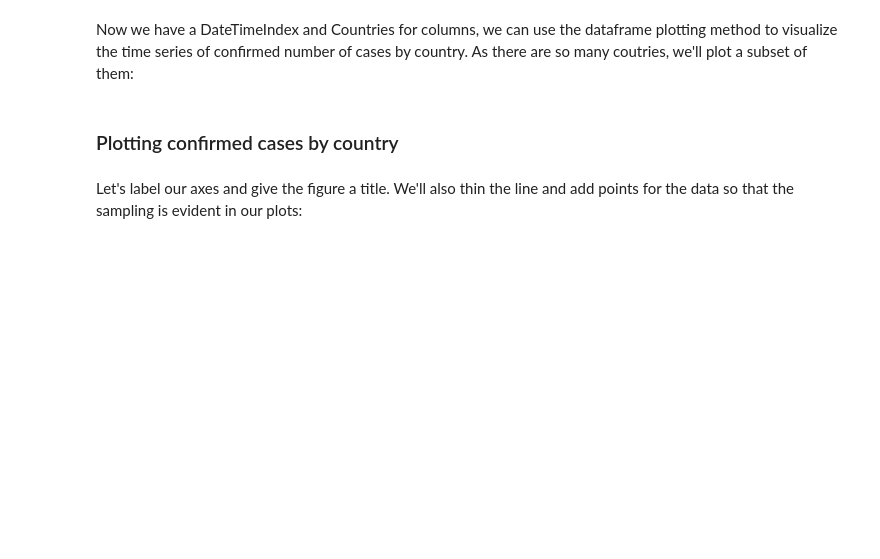
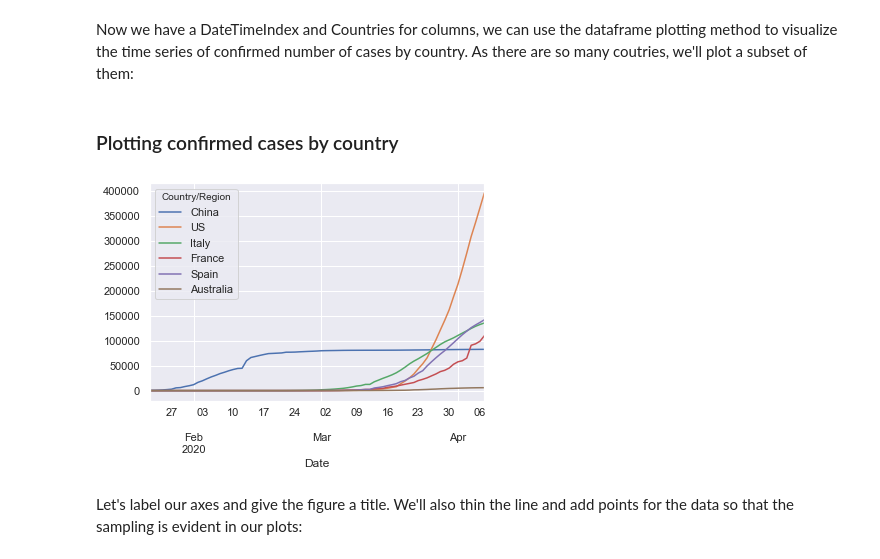
Before and after one commit to boratonAJ/WQU-ML_PROJECT, a Jupyter notebook: jupyter_notebooks/WQU-COVID-19-EDA.ipynb, the cells around one changed output. Saved outputs shown, nothing was run; the diff lists cells and outputs as text; code cells hidden in the pictures; blank space fills up the shorter version.

```diff
--- a/jupyter_notebooks/WQU-COVID-19-EDA.ipynb
+++ b/jupyter_notebooks/WQU-COVID-19-EDA.ipynb
@@ -147,5 +192,7 @@ Analysis](https://www.jstatsoft.org/article/view/v040i01). The pattern we're dis
 The `pandas` API has the `groupby` method, which allows us to do this.
 # %%
 # Group by region (also drop 'Lat', 'Long' as it doesn't make sense to sum them here)
-confirmed_country = ___
+confirmed_country = raw_data_confirmed.groupby('Country/Region').sum()
+confirmed_country.drop('Lat', axis=1, inplace=True)
+confirmed_country.drop('Long', axis=1, inplace=True)
 confirmed_country.head()
@@ -157,6 +221,7 @@ ___
 # %% [markdown]
 It's indexed by `Country/Region`. That's all good **but** if we index by date **instead**, it will allow us to produce some visualizations almost immediately. This is a nice aspect of the `pandas` API: you can make basic visualizations with it and, if your index consists of DateTimes, it knows that you're plotting time series and plays nicely with them.
 To make the index the set of dates, notice that the column names are the dates. To turn column names into the index, we essentially want to make the columns the rows (and the rows the columns). This corresponds to taking the transpose of the dataframe:
-# %%
-confirmed_country = ___
-confirmed_country.head()
+# %%
+confirmed_country = confirmed_country.transpose()
+confirmed_country.index.rename('Date', inplace=True)
+confirmed_country.head()
@@ -174,0 +258,6 @@ ___
+# %%
+# Set index as DateTimeIndex
+datetime_index_confirmed = pd.to_datetime(confirmed_country.index, format='%m/%d/%y')
+confirmed_country.set_index(datetime_index_confirmed, inplace=True)
+# Check out index
+confirmed_country.index
@@ -179,7 +286,9 @@ Now we have a DateTimeIndex and Countries for columns, we can use the dataframe
 # %%
 # Plot time series of several countries of interest
 poi = ['China', 'US', 'Italy', 'France', 'Spain', 'Australia']
-___
+confirmed_country[poi].plot();
+# %% [output]
+[figure, added]
 # %% [markdown]
 Let's label our axes and give the figure a title. We'll also thin the line and add points for the data so that the sampling is evident in our plots:
 # %%
```
Also changed, not shown: parts of 58 cells of this notebook.
